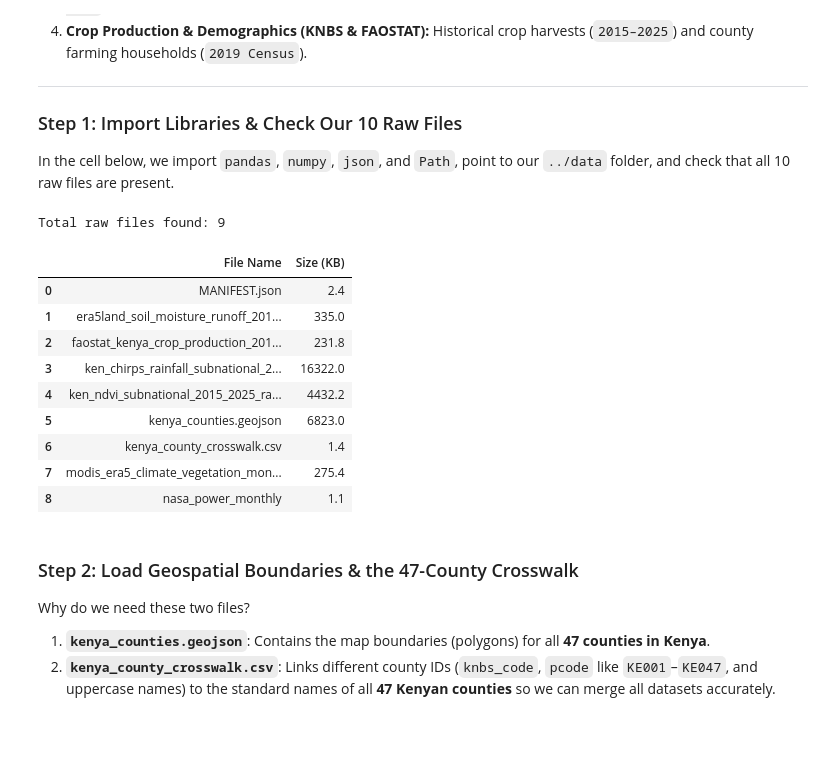
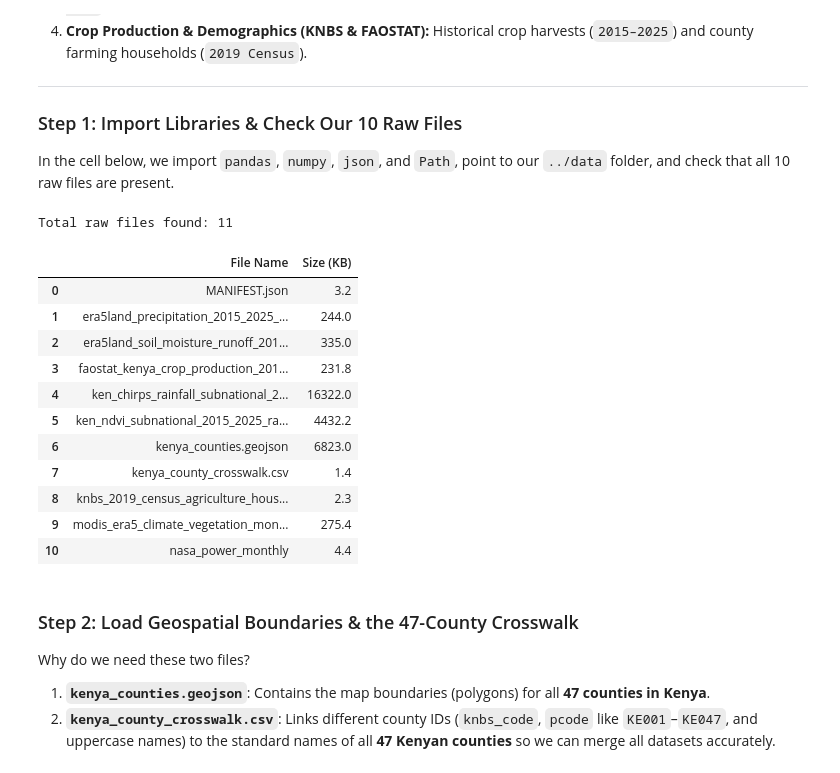
Before and after one commit to mikeledusei/AgriShield, a Jupyter notebook: data_pipeline/notebooks/00b_data_ingest.ipynb, the cells around one changed output. Cells and saved outputs as stored; diff of their text form; code cells hidden in the pictures; blank space fills up the shorter version.

Commit message:
AgriShield: notebook 00a amd 00b in data_pipeline update 02

```diff
--- a/data_pipeline/notebooks/00b_data_ingest.ipynb
+++ b/data_pipeline/notebooks/00b_data_ingest.ipynb
@@ -19,45 +19,46 @@ from pathlib import Path
 import pandas as pd
 import numpy as np
 
 # Point to the folder where our 10 raw datasets are stored
 # DATA_DIR = Path("../data")
-DATA_DIR = Path("../data")
-RAW_DIR = Path("../data/raw")
+DATA_DIR = Path("../data/raw")
 # 00a writes to data/raw; legacy raw files are in data/. Check both.
 DATA_DIRS = [RAW_DIR, DATA_DIR]
 def find_raw(name):
     for d in DATA_DIRS:
         p = d / name
         if p.exists():
             return p
     return DATA_DIR / name  # fallback for error message
 
 
 # List all files in the data folder and check their sizes
 files = sorted(DATA_DIR.glob("*"))
 
 file_summary = pd.DataFrame([
     {
         "File Name": f.name,
         "Size (KB)": round(f.stat().st_size / 1024, 1)
     }
     for f in files if not f.name.startswith(".")
 ])
 
 print(f"Total raw files found: {len(file_summary)}")
 display(file_summary)
 # %% [output]
-Total raw files found: 9
+Total raw files found: 11
 |  | File Name | Size (KB) |
-| 0 | MANIFEST.json | 2.4 |
-| 1 | era5land_soil_moisture_runoff_201... | 335.0 |
-| 2 | faostat_kenya_crop_production_201... | 231.8 |
-| 3 | ken_chirps_rainfall_subnational_2... | 16322.0 |
-| 4 | ken_ndvi_subnational_2015_2025_ra... | 4432.2 |
-| 5 | kenya_counties.geojson | 6823.0 |
-| 6 | kenya_county_crosswalk.csv | 1.4 |
-| 7 | modis_era5_climate_vegetation_mon... | 275.4 |
-| 8 | nasa_power_monthly | 1.1 |
+| 0 | MANIFEST.json | 3.2 |
+| 1 | era5land_precipitation_2015_2025_... | 244.0 |
+| 2 | era5land_soil_moisture_runoff_201... | 335.0 |
+| 3 | faostat_kenya_crop_production_201... | 231.8 |
+| 4 | ken_chirps_rainfall_subnational_2... | 16322.0 |
+| 5 | ken_ndvi_subnational_2015_2025_ra... | 4432.2 |
+| 6 | kenya_counties.geojson | 6823.0 |
+| 7 | kenya_county_crosswalk.csv | 1.4 |
+| 8 | knbs_2019_census_agriculture_hous... | 2.3 |
+| 9 | modis_era5_climate_vegetation_mon... | 275.4 |
+| 10 | nasa_power_monthly | 4.4 |
 # %% [markdown]
 ### Step 2: Load Geospatial Boundaries & the 47-County Crosswalk
 
```
Also changed, not shown: parts of 3 cells of this notebook, 4 other files.
